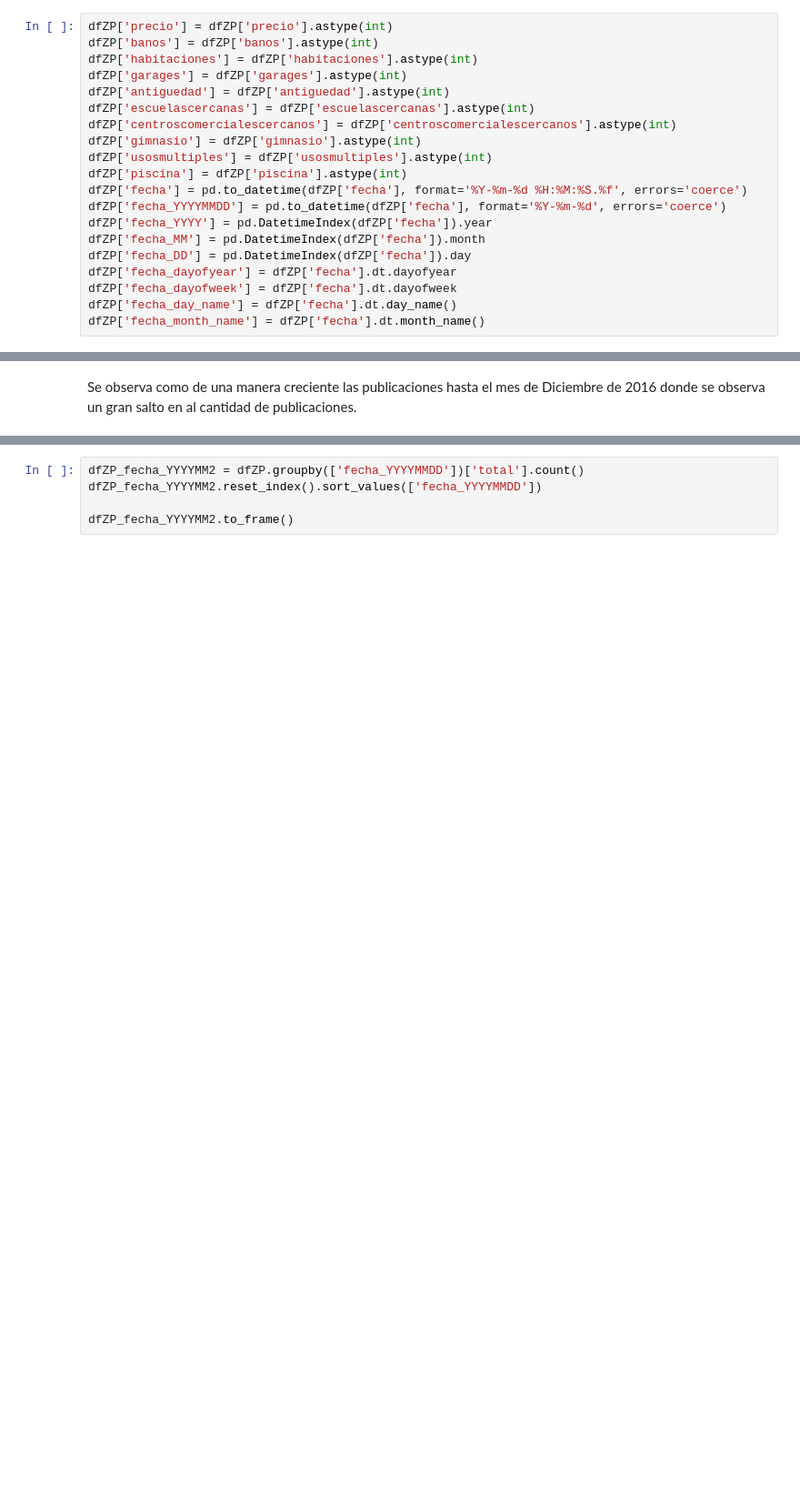
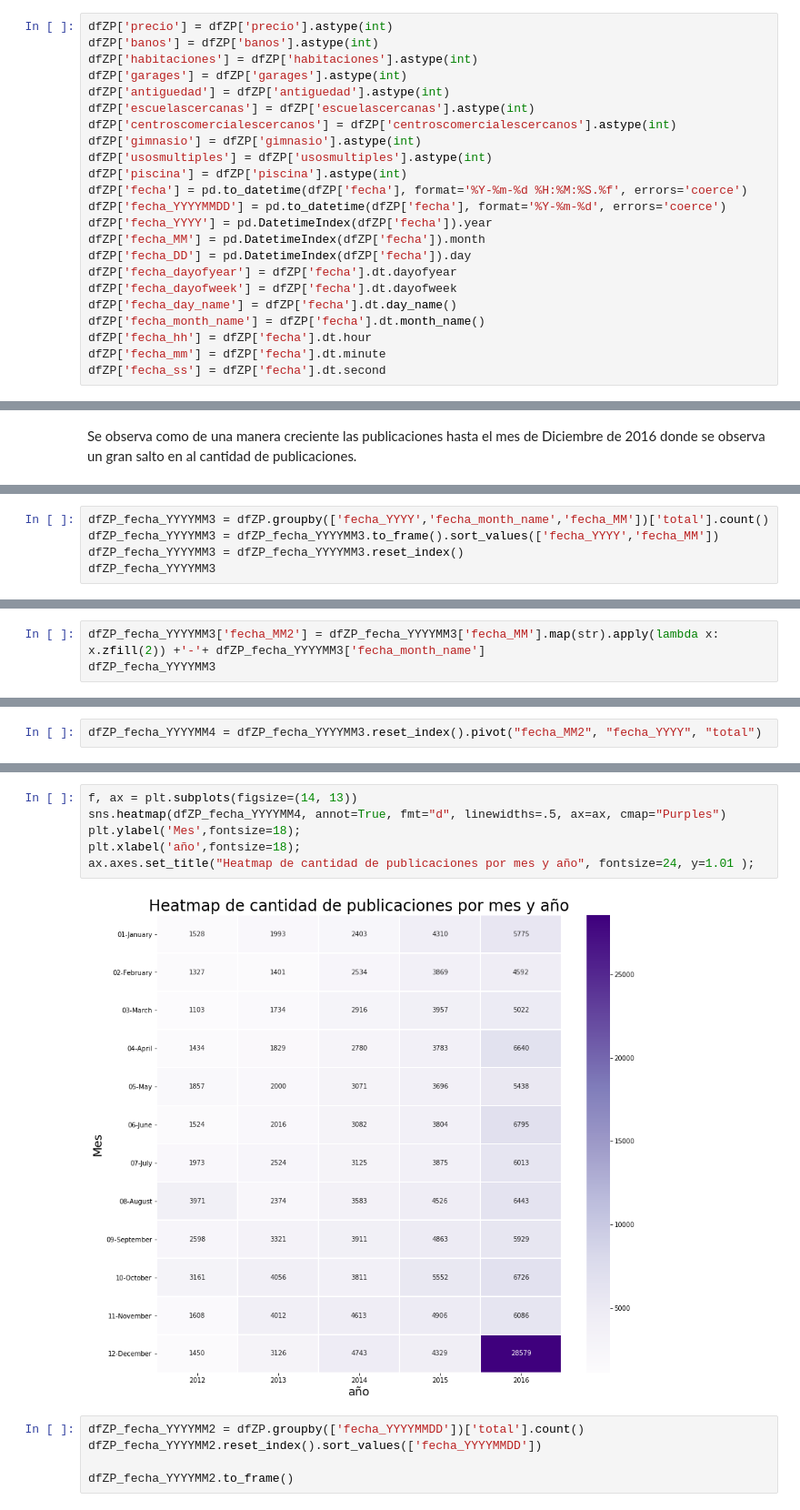
Before and after one commit to cessar5/7506_20192C, a Jupyter notebook: tp1.ipynb, the cells around one changed output, grey strips where cells are left out. Shown at 91% size. Cells and saved outputs as stored; diff of their text form; blank space fills up the shorter version.

Commit message:
wordcount + heatmap

```diff
--- a/tp1.ipynb
+++ b/tp1.ipynb
@@ -226,6 +226,9 @@ dfZP['fecha_dayofyear'] = dfZP['fecha'].dt.dayofyear
 dfZP['fecha_dayofweek'] = dfZP['fecha'].dt.dayofweek
 dfZP['fecha_day_name'] = dfZP['fecha'].dt.day_name()
 dfZP['fecha_month_name'] = dfZP['fecha'].dt.month_name()
+dfZP['fecha_hh'] = dfZP['fecha'].dt.hour
+dfZP['fecha_mm'] = dfZP['fecha'].dt.minute
+dfZP['fecha_ss'] = dfZP['fecha'].dt.second
 # %%
 dfZP.fecha_day_name.unique()
 # %% [output]
@@ -762,0 +772,5 @@ Se observa como de una manera creciente las publicaciones hasta el mes de Diciem
+# %%
+dfZP_fecha_YYYYMM3 = dfZP.groupby(['fecha_YYYY','fecha_month_name','fecha_MM'])['total'].count()
+dfZP_fecha_YYYYMM3 = dfZP_fecha_YYYYMM3.to_frame().sort_values(['fecha_YYYY','fecha_MM'])
+dfZP_fecha_YYYYMM3 = dfZP_fecha_YYYYMM3.reset_index()
+dfZP_fecha_YYYYMM3
@@ -762,0 +795,3 @@ Se observa como de una manera creciente las publicaciones hasta el mes de Diciem
+# %%
+dfZP_fecha_YYYYMM3['fecha_MM2'] = dfZP_fecha_YYYYMM3['fecha_MM'].map(str).apply(lambda x: x.zfill(2)) +'-'+ dfZP_fecha_YYYYMM3['fecha_month_name']
+dfZP_fecha_YYYYMM3
@@ -762,0 +816,2 @@ Se observa como de una manera creciente las publicaciones hasta el mes de Diciem
+# %%
+dfZP_fecha_YYYYMM4 = dfZP_fecha_YYYYMM3.reset_index().pivot("fecha_MM2", "fecha_YYYY", "total")
@@ -763,3 +828,11 @@ Se observa como de una manera creciente las publicaciones hasta el mes de Diciem
+# %%
+f, ax = plt.subplots(figsize=(14, 13))
+sns.heatmap(dfZP_fecha_YYYYMM4, annot=True, fmt="d", linewidths=.5, ax=ax, cmap="Purples")
+plt.ylabel('Mes',fontsize=18);
+plt.xlabel('año',fontsize=18);
+ax.axes.set_title("Heatmap de cantidad de publicaciones por mes y año", fontsize=24, y=1.01 );
+# %% [output]
+[figure, added]
 # %%
 dfZP_fecha_YYYYMM2 = dfZP.groupby(['fecha_YYYYMMDD'])['total'].count()
 dfZP_fecha_YYYYMM2.reset_index().sort_values(['fecha_YYYYMMDD'])
```
Also changed, not shown: parts of 16 cells of this notebook.
